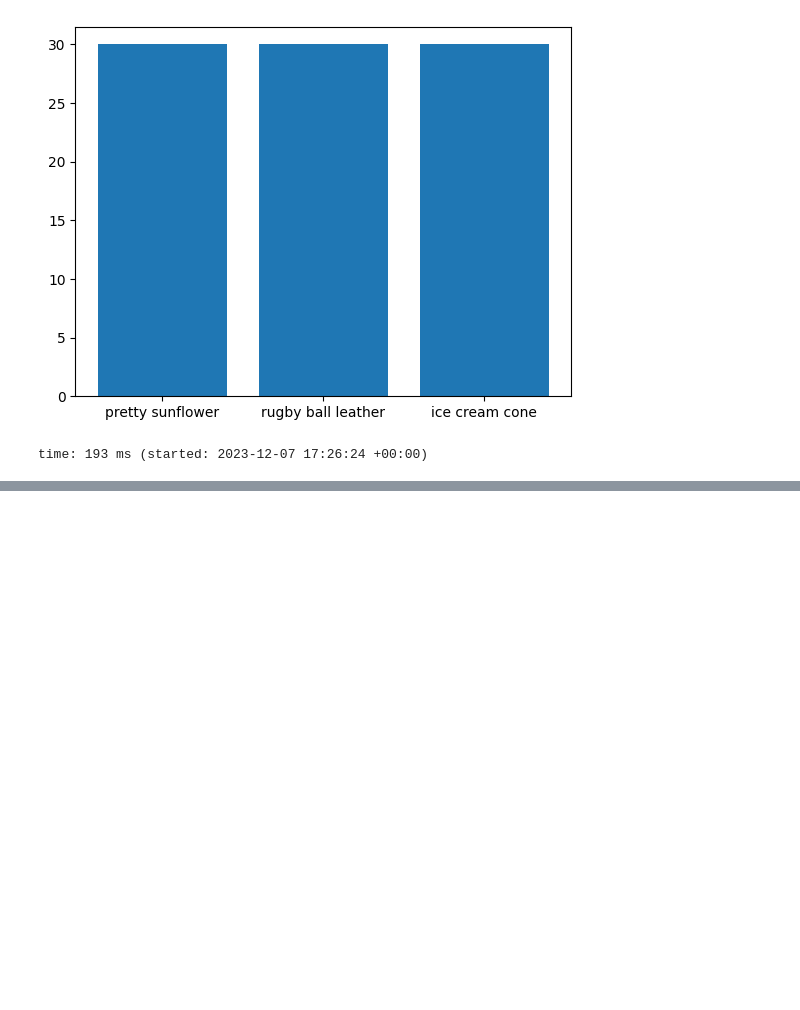
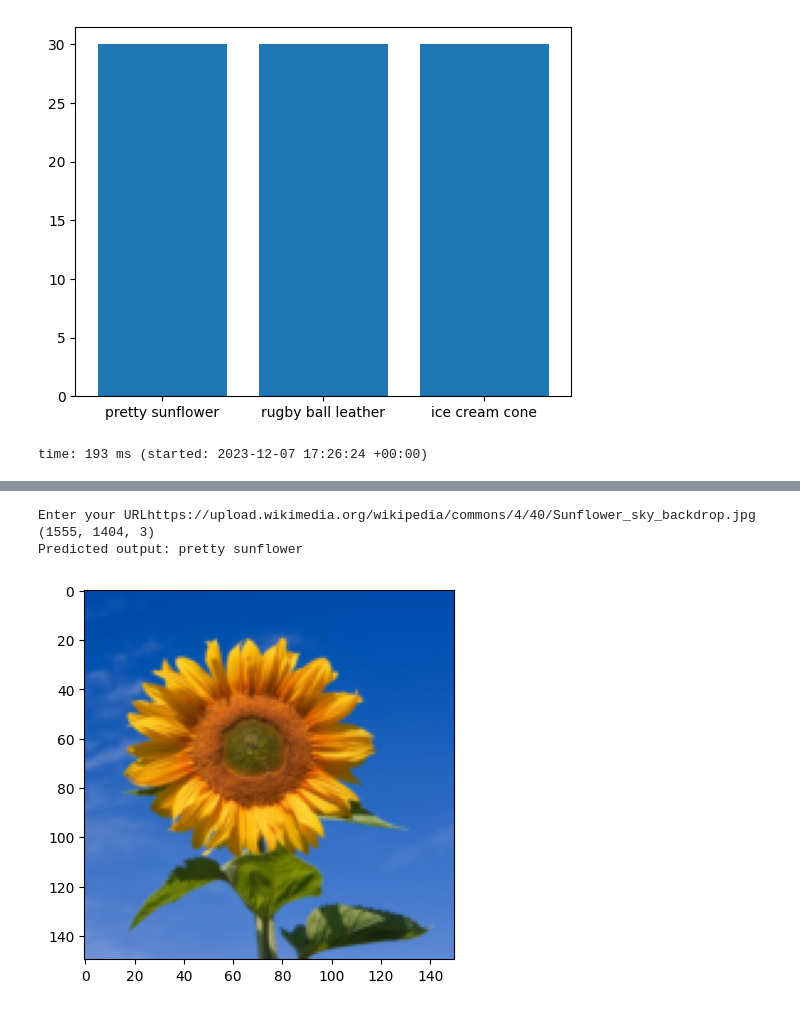
Before and after one commit to ammaraziz493/Image-Classification, a Jupyter notebook: Image_Classification.ipynb, the cells around one changed output, grey strips where cells are left out. Saved outputs shown, nothing was run; the diff lists cells and outputs as text; code cells hidden in the pictures; blank space fills up the shorter version.

Commit message:
Save the movel using Pickle library and Testing a brand new Image

```diff
--- a/Image_Classification.ipynb
+++ b/Image_Classification.ipynb
@@ -108,0 +155,2 @@ time: 193 ms (started: 2023-12-07 17:26:24 +00:00)
+# %%
+model = pickle.load(open('img_model.p','rb'))
@@ -108,0 +159,18 @@ time: 193 ms (started: 2023-12-07 17:26:24 +00:00)
+# %%
+# Testing a brand new Image
+flat_data = []
+url = input('Enter your URL')
+img = imread(url)
+img_resized = resize(img,(150,150,3))
+flat_data.append(img_resized.flatten())
+flat_data = np.array(flat_data)
+print(img.shape)
+plt.imshow(img_resized)
+y_out = model.predict(flat_data)
+y_out = CATEGORIES[y_out[0]]
+print(f'Predicted output: {y_out}')
+# %% [output]
+Enter your URLhttps://upload.wikimedia.org/wikipedia/commons/4/40/Sunflower_sky_backdrop.jpg
+(1555, 1404, 3)
+Predicted output: pretty sunflower
+[figure, added]
```
Also changed, not shown: parts of 13 cells of this notebook.
